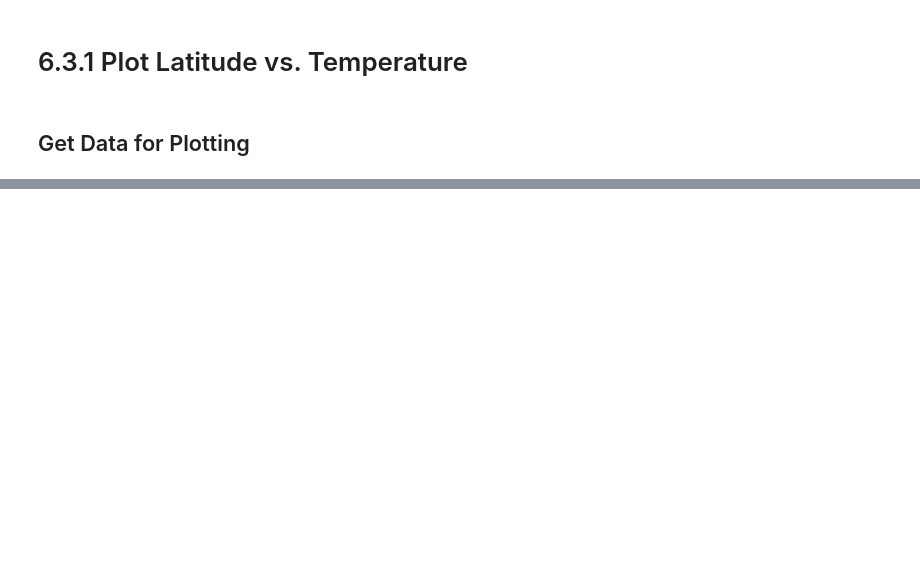
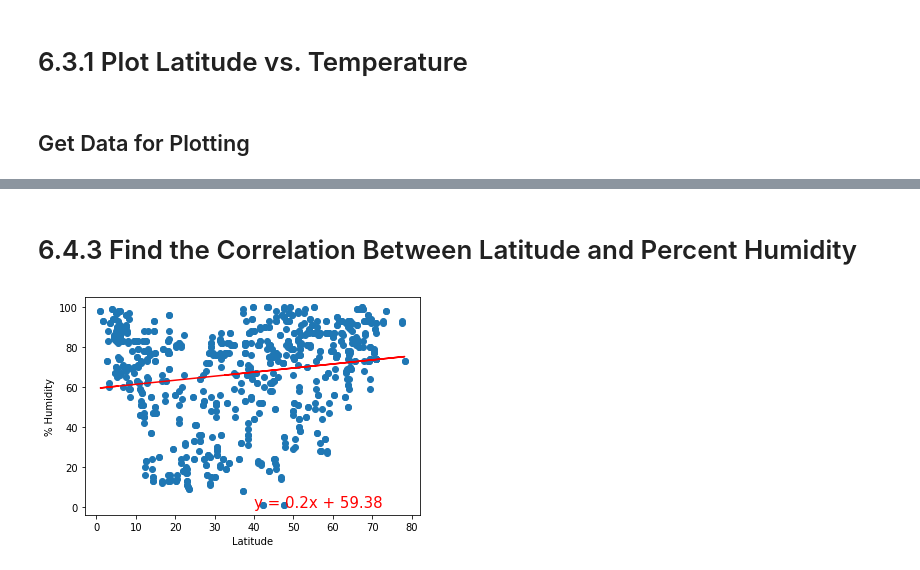
Before and after one commit to sdang101/World_Weather_Analysis, a Jupyter notebook: WeatherPy.ipynb, the cells around one changed output, grey strips where cells are left out. Cells and saved outputs as stored; diff of their text form; code cells hidden in the pictures; blank space fills up the shorter version.

```diff
--- a/WeatherPy.ipynb
+++ b/WeatherPy.ipynb
@@ -258,0 +374,11 @@ plt.show()
+# %% [markdown]
+# 6.4.3 Find the Correlation Between Latitude and Percent Humidity
+# %%
+# Linear regression on the Northern Hemisphere
+x_values = northern_hemi_df["Lat"]
+y_values = northern_hemi_df["Humidity"]
+# Call the function.
+plot_linear_regression(x_values, y_values,
+                       'Linear Regression on the Northern Hemisphere \n for % Humidity', '% Humidity',(40,0))
+# %% [output]
+[figure, added]
```
Also changed, not shown: parts of 35 cells of this notebook, 5 other files.
